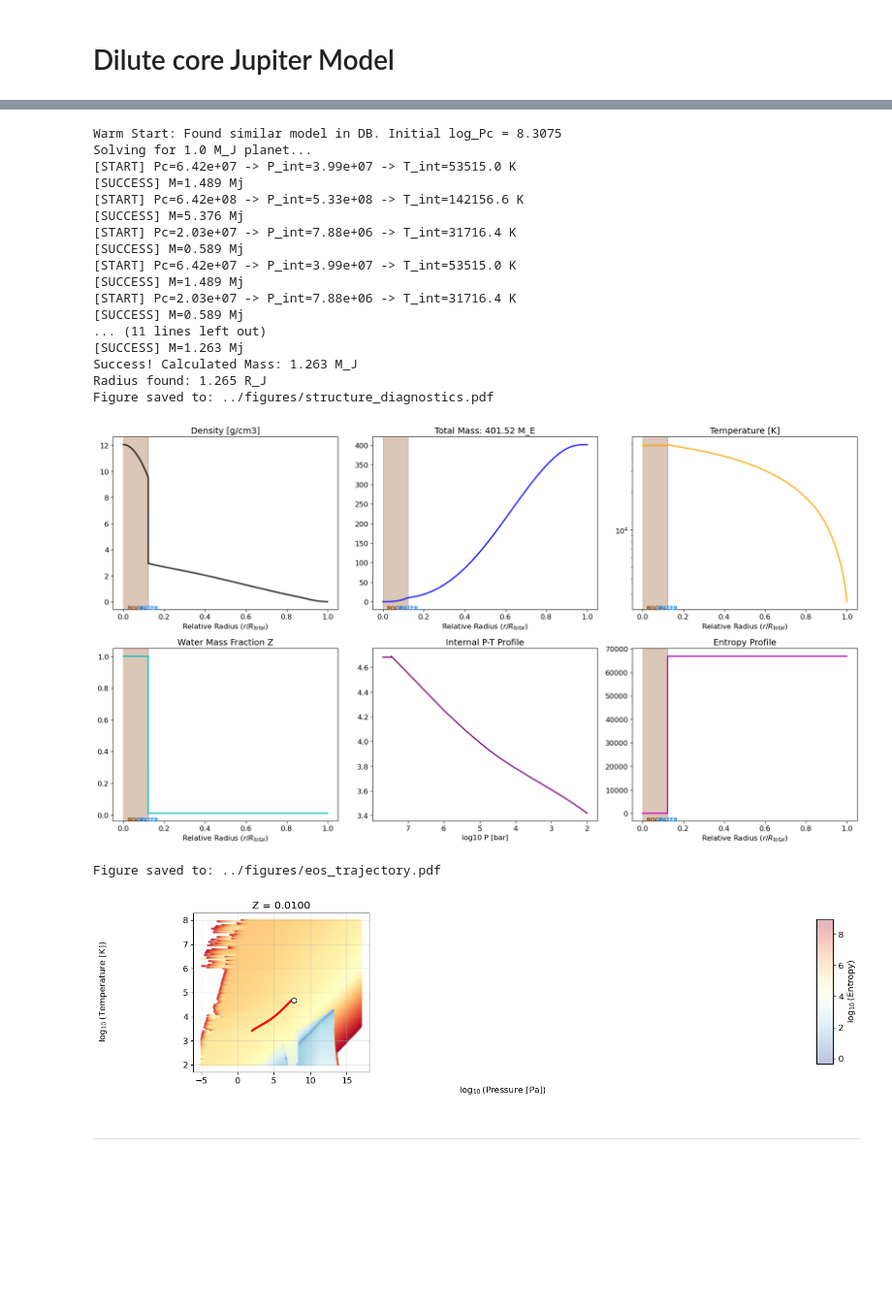
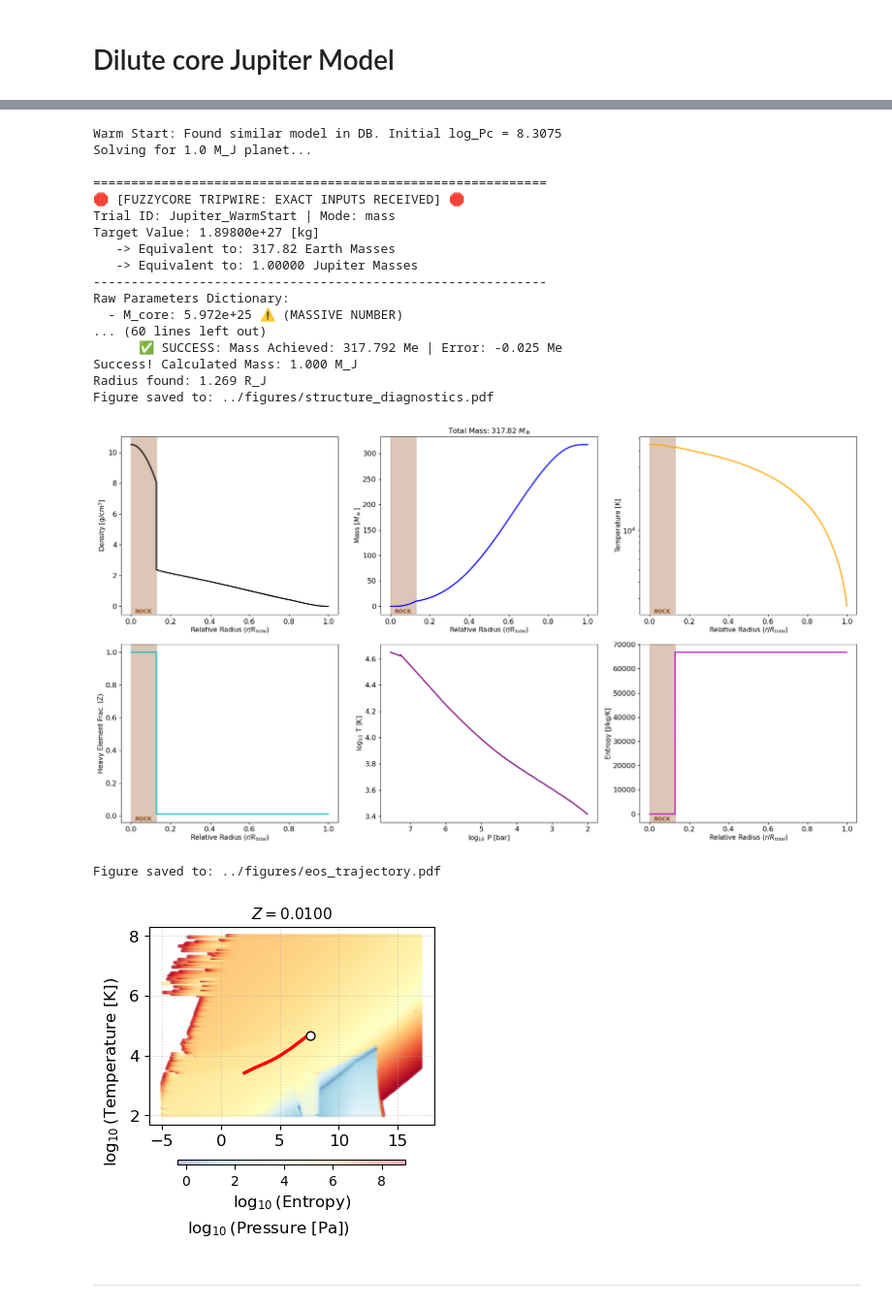
Before and after one commit to ChristianSWilkinson/fuzzycore, a Jupyter notebook: notebooks/planet_tests.ipynb, the cells around one changed output, grey strips where cells are left out. Shown at 97% size. Saved outputs shown, nothing was run; the diff lists cells and outputs as text; code cells hidden in the pictures; blank space fills up the shorter version.

```diff
--- a/notebooks/planet_tests.ipynb
+++ b/notebooks/planet_tests.ipynb
@@ -112,6 +149,7 @@ Figure saved to: ../figures/eos_trajectory_1jupiter_0.05sigma.pdf
 # %%
 # 2. Setup Parameters for the target model
 target_gravity = 19.56
+target_mass = 1.0 * c.M_JUPITER
 params = {
     'M_core': 10.0 * c.M_EARTH,
     'P_surf': 100.0,
@@ -152,51 +190,51 @@ params['z_profile'] = np.round(utils.generate_gaussian_z_profile(
     sigma=params['sigma_val'],
     z_base=params['z_base'],
     z_core=0.99
 ), 3)
 
 # 5. Solve for the internal structure
 print(f"Solving for {target_mass / c.M_JUPITER:.1f} M_J planet...")
 
 result = solver.solve_structure(
-    target_val=target_gravity,
+    target_val=target_mass,
     params=params,
-    mode='gravity',
+    mode='mass',
     trial_id="Jupiter_WarmStart",
     csv_file="../data/test_run.csv",
     write_lock=utils.DummyLock()
 )
 
 # 6. Check results and plot
 if result:
     print(f"Success! Calculated Mass: {result['M'][-1] / c.M_JUPITER:.3f} M_J")
     print(f"Radius found: {np.max(result['R']) / c.R_JUPITER:.3f} R_J")
 
     # Visualize
     plotting.plot_diagnostics(result)
     plotting.plot_trajectory_on_eos(result, params, max_plots=9)
 else:
     print("Solver failed to converge on a valid structure.")
 # %% [output]
 Warm Start: Found similar model in DB. Initial log_Pc = 8.3075
 Solving for 1.0 M_J planet...
-[START] Pc=6.42e+07 -> P_int=3.99e+07 -> T_int=53515.0 K
-[SUCCESS] M=1.489 Mj
-[START] Pc=6.42e+08 -> P_int=5.33e+08 -> T_int=142156.6 K
-[SUCCESS] M=5.376 Mj
-[START] Pc=2.03e+07 -> P_int=7.88e+06 -> T_int=31716.4 K
-[SUCCESS] M=0.589 Mj
-[START] Pc=6.42e+07 -> P_int=3.99e+07 -> T_int=53515.0 K
-[SUCCESS] M=1.489 Mj
-[START] Pc=2.03e+07 -> P_int=7.88e+06 -> T_int=31716.4 K
-[SUCCESS] M=0.589 Mj
-... (11 lines left out)
-[SUCCESS] M=1.263 Mj
-Success! Calculated Mass: 1.263 M_J
-Radius found: 1.265 R_J
+
+============================================================
+🛑 [FUZZYCORE TRIPWIRE: EXACT INPUTS RECEIVED] 🛑
+Trial ID: Jupiter_WarmStart | Mode: mass
+Target Value: 1.89800e+27 [kg]
+   -> Equivalent to: 317.82 Earth Masses
+   -> Equivalent to: 1.00000 Jupiter Masses
+------------------------------------------------------------
+Raw Parameters Dictionary:
+  - M_core: 5.972e+25 ⚠️ (MASSIVE NUMBER)
+... (60 lines left out)
+      ✅ SUCCESS: Mass Achieved: 317.792 Me | Error: -0.025 Me
+Success! Calculated Mass: 1.000 M_J
+Radius found: 1.269 R_J
 Figure saved to: ../figures/structure_diagnostics.pdf
-[figure, old version]
+[figure, new version]
 Figure saved to: ../figures/eos_trajectory.pdf
-[figure, old version]
+[figure, new version]
 # %% [markdown]
 ---------
 # %% [markdown]
```
Also changed, not shown: parts of 5 cells of this notebook, 13 other files.
